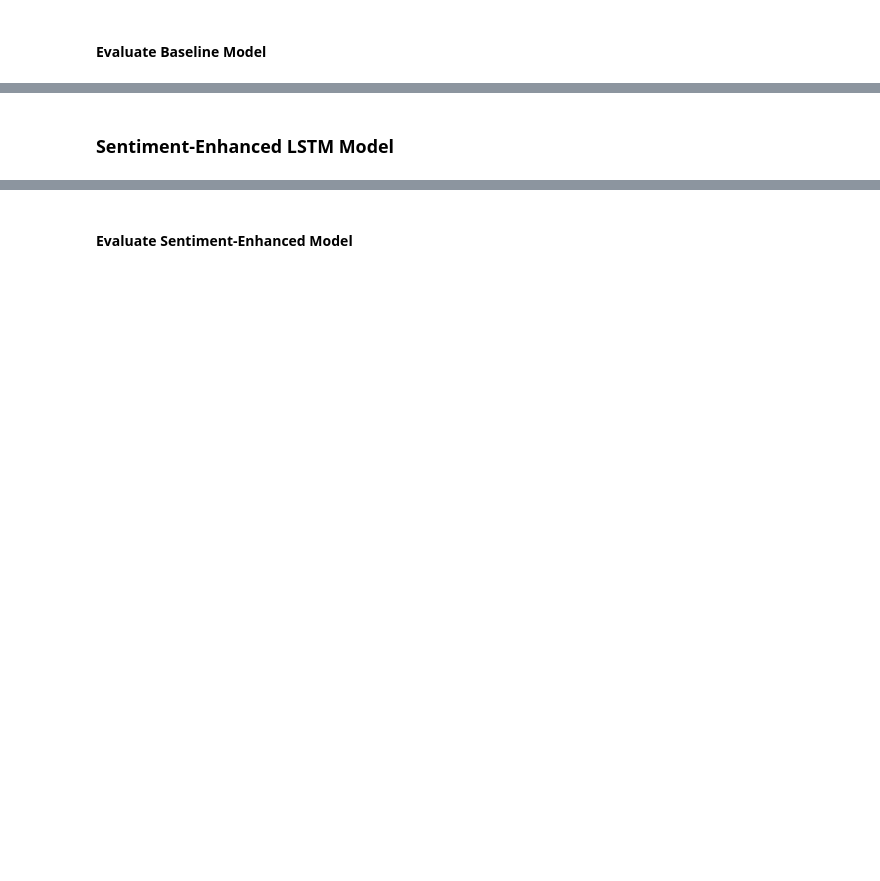
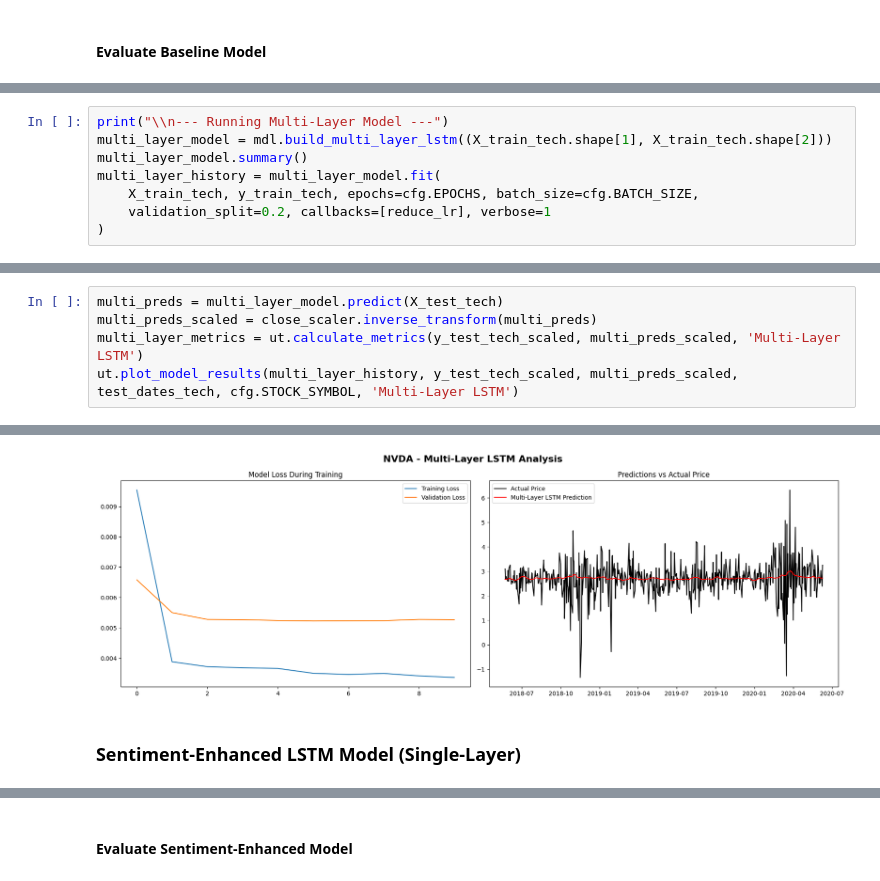
Before and after one commit to SandyCompetent/stock_market_analysis, a Jupyter notebook: main_analysis.ipynb, the cells around one changed output, grey strips where cells are left out. Cells and saved outputs as stored; diff of their text form; blank space fills up the shorter version.

```diff
--- a/main_analysis.ipynb
+++ b/main_analysis.ipynb
@@ -117,0 +134,8 @@ ut.plot_baseline_results(baseline_history, y_test_base_scaled, base_preds_scaled
+# %%
+print("\\n--- Running Multi-Layer Model ---")
+multi_layer_model = mdl.build_multi_layer_lstm((X_train_tech.shape[1], X_train_tech.shape[2]))
+multi_layer_model.summary()
+multi_layer_history = multi_layer_model.fit(
+    X_train_tech, y_train_tech, epochs=cfg.EPOCHS, batch_size=cfg.BATCH_SIZE,
+    validation_split=0.2, callbacks=[reduce_lr], verbose=1
+)
@@ -117,0 +180,6 @@ ut.plot_baseline_results(baseline_history, y_test_base_scaled, base_preds_scaled
+# %%
+multi_preds = multi_layer_model.predict(X_test_tech)
+multi_preds_scaled = close_scaler.inverse_transform(multi_preds)
+multi_layer_metrics = ut.calculate_metrics(y_test_tech_scaled, multi_preds_scaled, 'Multi-Layer LSTM')
+ut.plot_model_results(multi_layer_history, y_test_tech_scaled, multi_preds_scaled, test_dates_tech, cfg.STOCK_SYMBOL, 'Multi-Layer LSTM')
+# %% [output]
@@ -118,5 +188,6 @@ ut.plot_baseline_results(baseline_history, y_test_base_scaled, base_preds_scaled
+[figure, added]
 # %% [markdown]
-### Sentiment-Enhanced LSTM Model
+### Sentiment-Enhanced LSTM Model (Single-Layer)
 # %%
 print("\\n--- Running Sentiment-Enhanced Model ---")
 enhanced_full_data = dp.create_enhanced_dataset(tech_data, daily_sentiment_df)
```
Also changed, not shown: parts of 21 cells of this notebook, 4 other files.
